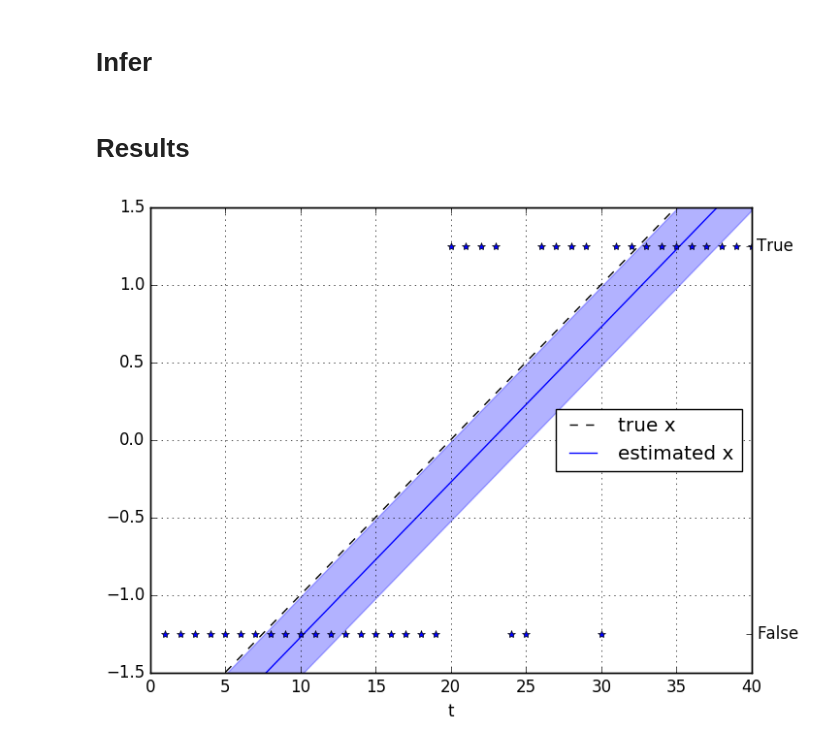
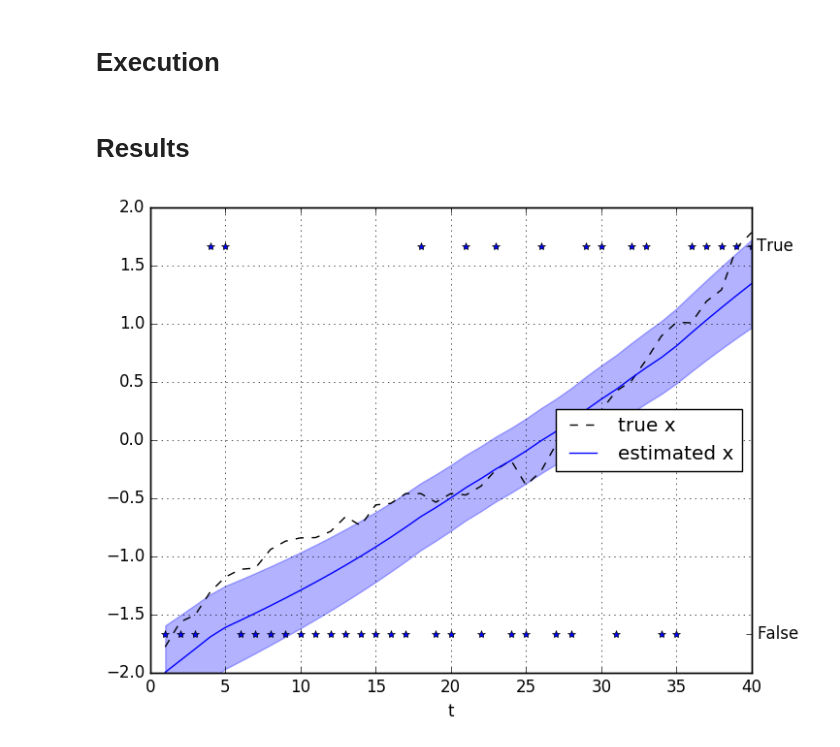
Before and after one commit to biaslab/ForneyLab.jl, a Jupyter notebook: demo/5_expectation_propagation.ipynb, the cells around one changed output. Drawn from its saved outputs; the diff is of its cells as text; code cells hidden in the pictures.

```diff
--- a/demo/5_expectation_propagation.ipynb
+++ b/demo/5_expectation_propagation.ipynb
@@ -24,10 +25,17 @@ The factor graph below shows one section of the generative model.
 # %%
 using SpecialFunctions
 
-# Toy dataset
+# Generate data set
+srand(123)
 n_samples = 40
 σ(x) = 0.5 + 0.5*erf.(x./sqrt(2))
 
 u_data = 0.1
-x_data = [u_data*t - 2.0 for t=1:n_samples] # State
-y_data = (σ(x_data) .> rand(n_samples)); # Observations
+x_data = []
+y_data = []
+x_prev = -2.0
+for t=1:n_samples
+    push!(x_data, x_prev + u_data + sqrt(0.01)*randn()) # State transition
+    push!(y_data, σ(x_data[end]) > rand()); # Observation
+    x_prev = x_data[end]
+end
@@ -81,4 +91,4 @@ end
 
 end # block
 # %% [markdown]
-# Infer
+# Execution
@@ -98,23 +108,23 @@ end
 # %%
 using PyPlot
 
 # Extract posterior statistics
 m_x = [mean(marginals[:x_*t]) for t = 1:n_samples]
 v_x = [var(marginals[:x_*t]) for t = 1:n_samples]
 
 plot(collect(1:n_samples), x_data, "k--", label="true x")
 plot(collect(1:n_samples), m_x, "b-", label="estimated x")
 fill_between(collect(1:n_samples), m_x-sqrt.(v_x), m_x+sqrt.(v_x), color="b", alpha=0.3);
 grid("on")
 xlabel("t")
 xlim(1, n_samples)
-ylim(-1.5, 1.5)
+ylim(-2, 2)
 legend(loc=7)
 
 ax = gca()
 ax[:twinx]()
 plot(collect(1:n_samples), y_data, "b*", label="y")
 yticks([0.0, 1.0], ["False", "True"]);
 ylim(-0.1, 1.1);
 # %% [output]
-[figure, old version]
+[figure, new version]
```
Also changed, not shown: parts of 8 cells of this notebook.
